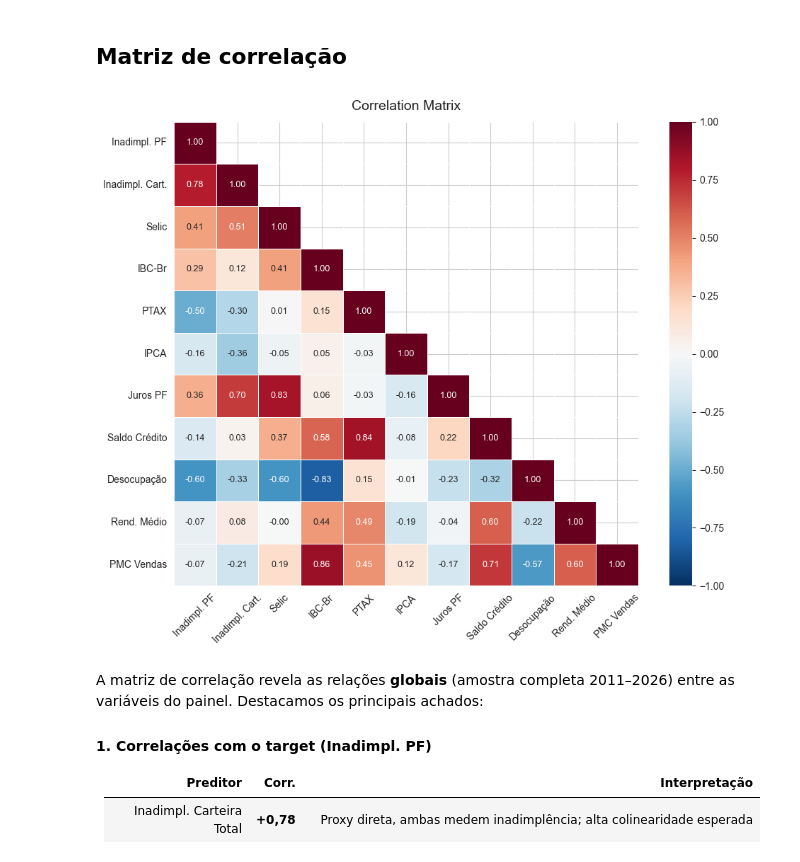
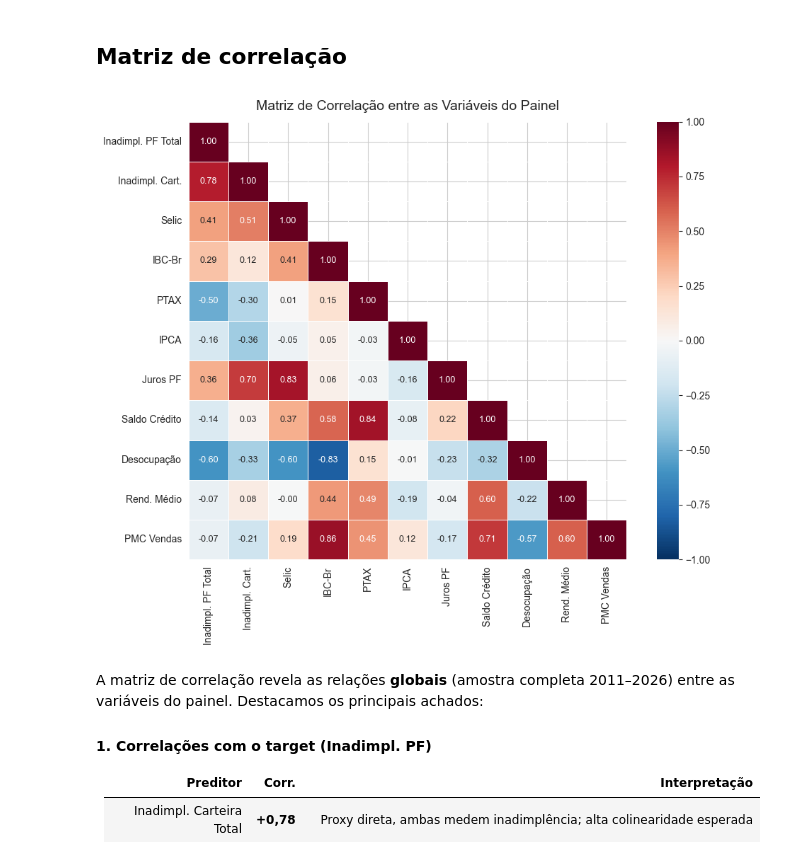
Before and after one commit to BrunoRaphaell/nowcasting, a Jupyter notebook: notebooks/01_eda.ipynb, the cells around one changed output. Drawn from its saved outputs; the diff is of its cells as text; code cells hidden in the pictures.

```diff
--- a/notebooks/01_eda.ipynb
+++ b/notebooks/01_eda.ipynb
@@ -112,33 +112,47 @@ Os gráficos acima revelam padrões importantes em cada variável:
 # %% [markdown]
 ## Matriz de correlação
 # %%
+LABELS_CORR = {
+    "inadimplencia_pf_total": "Inadimpl. PF Total",
+    "inadimplencia_carteira_total": "Inadimpl. Cart.",
+    "selic_acumulada_mes": "Selic",
+    "ibc_br_dessaz": "IBC-Br",
+    "cambio_ptax_venda": "PTAX",
+    "ipca_variacao_mensal": "IPCA",
+    "taxa_juros_pf_total": "Juros PF",
+    "saldo_carteira_credito_total": "Saldo Crédito",
+    "taxa_desocupacao": "Desocupação",
+    "rendimento_medio_real": "Rend. Médio",
+    "pmc_volume_vendas_dessazonalizado": "PMC Vendas",
+}
+
 corr = panel.corr()
-corr = corr.rename(index=LABELS, columns=LABELS)
+corr = corr.rename(index=LABELS_CORR, columns=LABELS_CORR)
 
 mask = np.triu(np.ones_like(corr, dtype=bool), k=1)
 
 fig, ax = plt.subplots(figsize=(10, 8))
 sns.heatmap(
     corr,
     mask=mask,
     annot=True,
     fmt=".2f",
     cmap="RdBu_r",
     center=0,
     vmin=-1,
     vmax=1,
     linewidths=0.5,
     annot_kws={"size": 9},
     square=True,
     ax=ax,
 )
-ax.set_title("Correlation Matrix", fontsize=14, pad=12)
-ax.tick_params(axis="x", rotation=45)
+ax.set_title("Matriz de Correlação entre as Variáveis do Painel", fontsize=14, pad=12)
+ax.tick_params(axis="x")
 ax.tick_params(axis="y", rotation=0)
 plt.tight_layout()
 plt.show()
 # %% [output]
-[figure, old version]
+[figure, new version]
 # %% [markdown]
 A matriz de correlação revela as relações **globais** (amostra completa 2011–2026) entre as variáveis do painel. Destacamos os principais achados:
 
```
Also changed, not shown: parts of 11 cells of this notebook, 30 other files.
